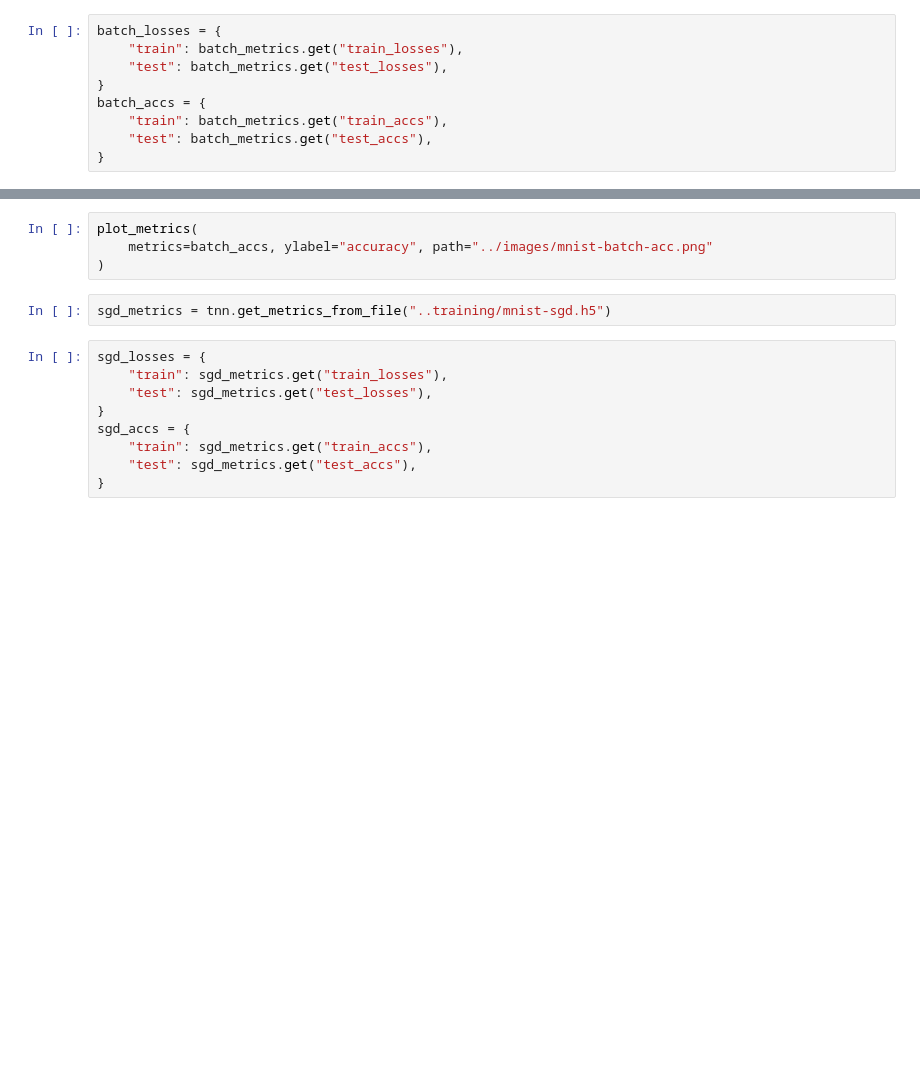
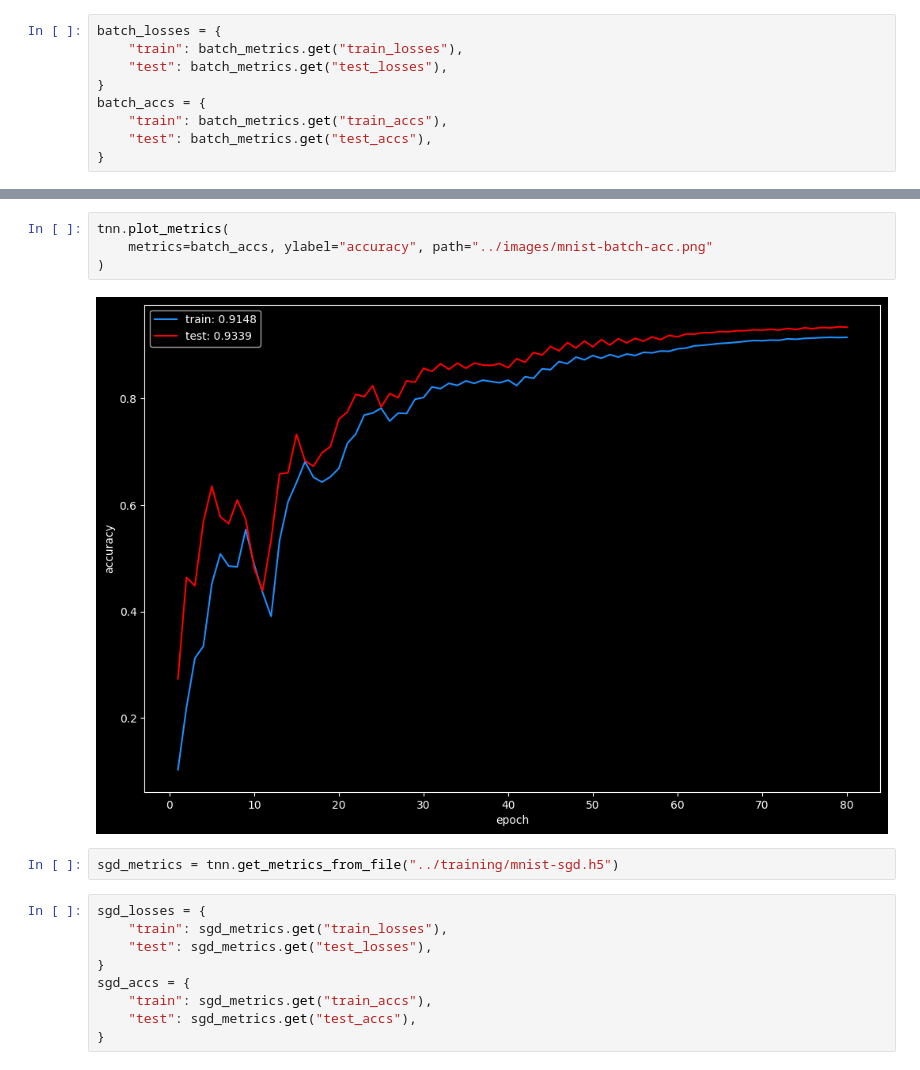
Before and after one commit to andrew-m-holmes/teaching-neural-networks, a Jupyter notebook: notebooks/mnist-plot.ipynb, the cells around one changed output, grey strips where cells are left out. Cells and saved outputs as stored; diff of their text form; blank space fills up the shorter version.

```diff
--- a/notebooks/mnist-plot.ipynb
+++ b/notebooks/mnist-plot.ipynb
@@ -16,9 +18,11 @@ plot_metrics(metrics=batch_losses, path="../images/mnist-batch-loss.png")
 # %%
-plot_metrics(
+tnn.plot_metrics(
     metrics=batch_accs, ylabel="accuracy", path="../images/mnist-batch-acc.png"
 )
+# %% [output]
+[figure, added]
 # %%
-sgd_metrics = tnn.get_metrics_from_file("..training/mnist-sgd.h5")
+sgd_metrics = tnn.get_metrics_from_file("../training/mnist-sgd.h5")
 # %%
 sgd_losses = {
     "train": sgd_metrics.get("train_losses"),
```
Also changed, not shown: parts of 7 cells of this notebook, 8 other files.
